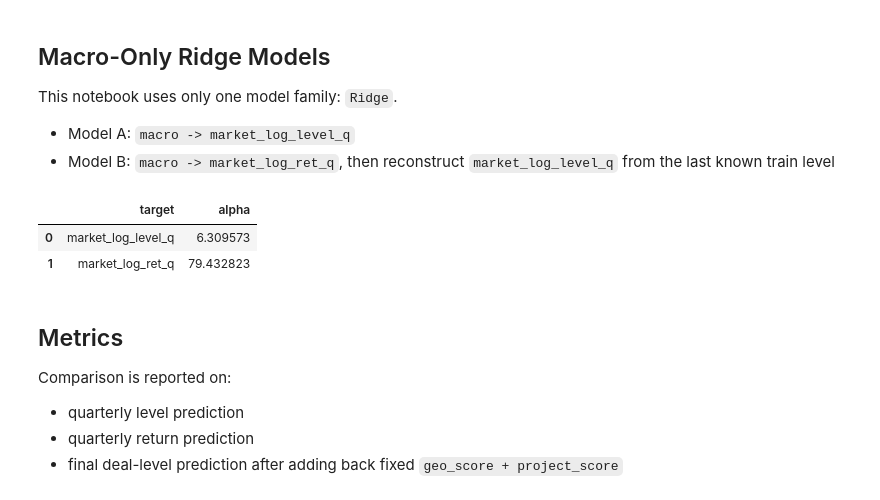
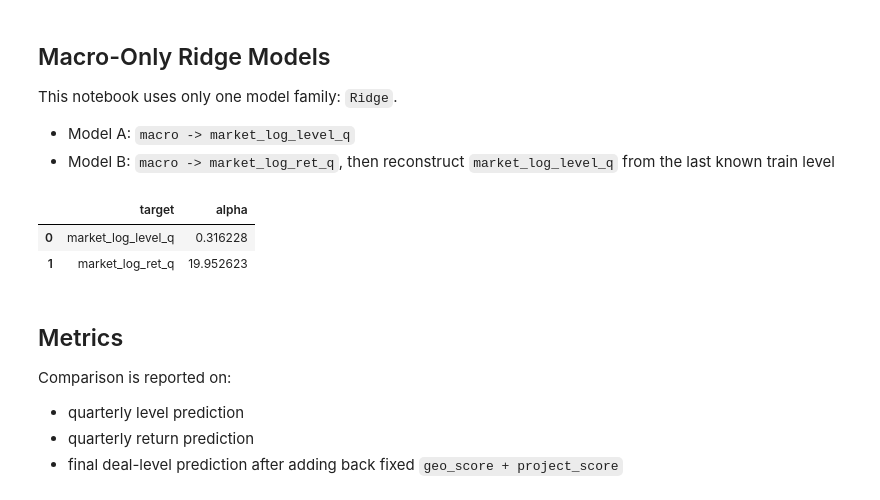
Before and after one commit to Mr-Nick14/innpractice, a Jupyter notebook: market/market_macro_only_research.ipynb, the cells around one changed output. Saved outputs shown, nothing was run; the diff lists cells and outputs as text; code cells hidden in the pictures.

```diff
--- a/market/market_macro_only_research.ipynb
+++ b/market/market_macro_only_research.ipynb
@@ -320,43 +375,45 @@ level_test_mask = quarter_panel['is_test']
 ret_train_mask = quarter_panel['is_train'] & quarter_panel['market_log_ret_q'].notna()
 ret_test_mask = quarter_panel['is_test'] & quarter_panel['market_log_ret_q'].notna()
 
+quarter_panel_model = transform_feature_frame(quarter_panel[SELECTED_MACRO_FEATURES])
+
 level_model = fit_ridge_pipeline(
-    quarter_panel.loc[level_train_mask, SELECTED_MACRO_FEATURES],
+    quarter_panel_model.loc[level_train_mask],
     quarter_panel.loc[level_train_mask, 'market_log_level_q'],
 )
 return_model = fit_ridge_pipeline(
-    quarter_panel.loc[ret_train_mask, SELECTED_MACRO_FEATURES],
+    quarter_panel_model.loc[ret_train_mask],
     quarter_panel.loc[ret_train_mask, 'market_log_ret_q'],
 )
 
-quarter_panel['pred_market_log_level_direct'] = level_model.predict(quarter_panel[SELECTED_MACRO_FEATURES])
-quarter_panel['pred_market_log_ret'] = return_model.predict(quarter_panel[SELECTED_MACRO_FEATURES])
+quarter_panel['pred_market_log_level_direct'] = level_model.predict(quarter_panel_model)
+quarter_panel['pred_market_log_ret'] = return_model.predict(quarter_panel_model)
 
 quarter_panel['pred_market_log_level_from_ret'] = np.nan
 last_train_idx = quarter_panel.index[quarter_panel['is_train']].max()
 quarter_panel.loc[last_train_idx, 'pred_market_log_level_from_ret'] = quarter_panel.loc[last_train_idx, 'market_log_level_q']
 for idx in range(last_train_idx + 1, len(quarter_panel)):
     quarter_panel.loc[idx, 'pred_market_log_level_from_ret'] = quarter_panel.loc[idx - 1, 'pred_market_log_level_from_ret'] + quarter_panel.loc[idx, 'pred_market_log_ret']
 
 quarter_panel['pred_market_log_level_from_ret_train_path'] = np.nan
 first_idx = quarter_panel.index.min()
 quarter_panel.loc[first_idx, 'pred_market_log_level_from_ret_train_path'] = quarter_panel.loc[first_idx, 'market_log_level_q']
 for idx in range(first_idx + 1, len(quarter_panel)):
     quarter_panel.loc[idx, 'pred_market_log_level_from_ret_train_path'] = quarter_panel.loc[idx - 1, 'pred_market_log_level_from_ret_train_path'] + quarter_panel.loc[idx, 'pred_market_log_ret']
 
 coefficients = pd.concat([
     extract_ridge_coefficients(level_model, SELECTED_MACRO_FEATURES, 'market_log_level_q'),
     extract_ridge_coefficients(return_model, SELECTED_MACRO_FEATURES, 'market_log_ret_q'),
 ], ignore_index=True)
 
 display(pd.DataFrame([
     {'target': 'market_log_level_q', 'alpha': float(level_model.named_steps['reg'].alpha_)},
     {'target': 'market_log_ret_q', 'alpha': float(return_model.named_steps['reg'].alpha_)},
 ]))
 # %% [output]
 |  | target | alpha |
-| 0 | market_log_level_q | 6.309573 |
-| 1 | market_log_ret_q | 79.432823 |
+| 0 | market_log_level_q | 0.316228 |
+| 1 | market_log_ret_q | 19.952623 |
 # %% [markdown]
 ## Metrics
 
```
Also changed, not shown: parts of 7 cells of this notebook, 20 other files.
